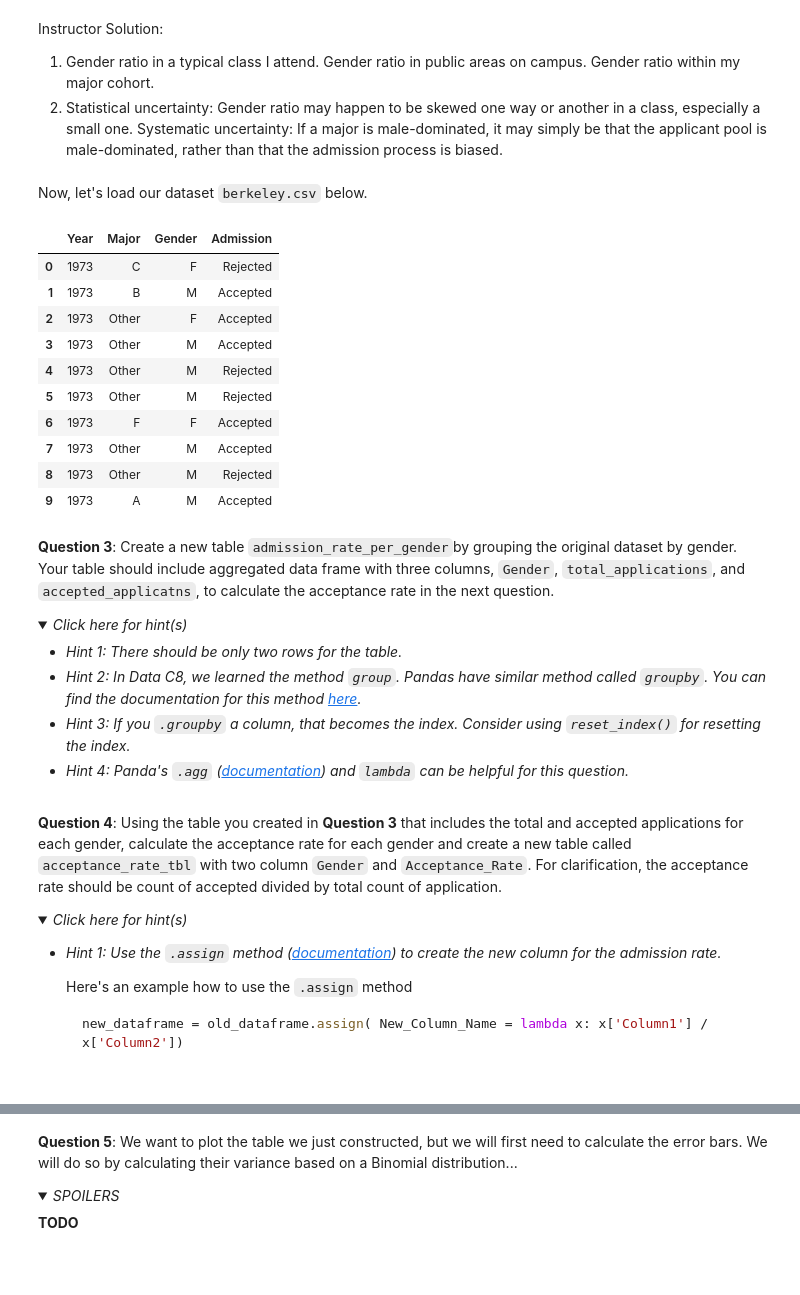
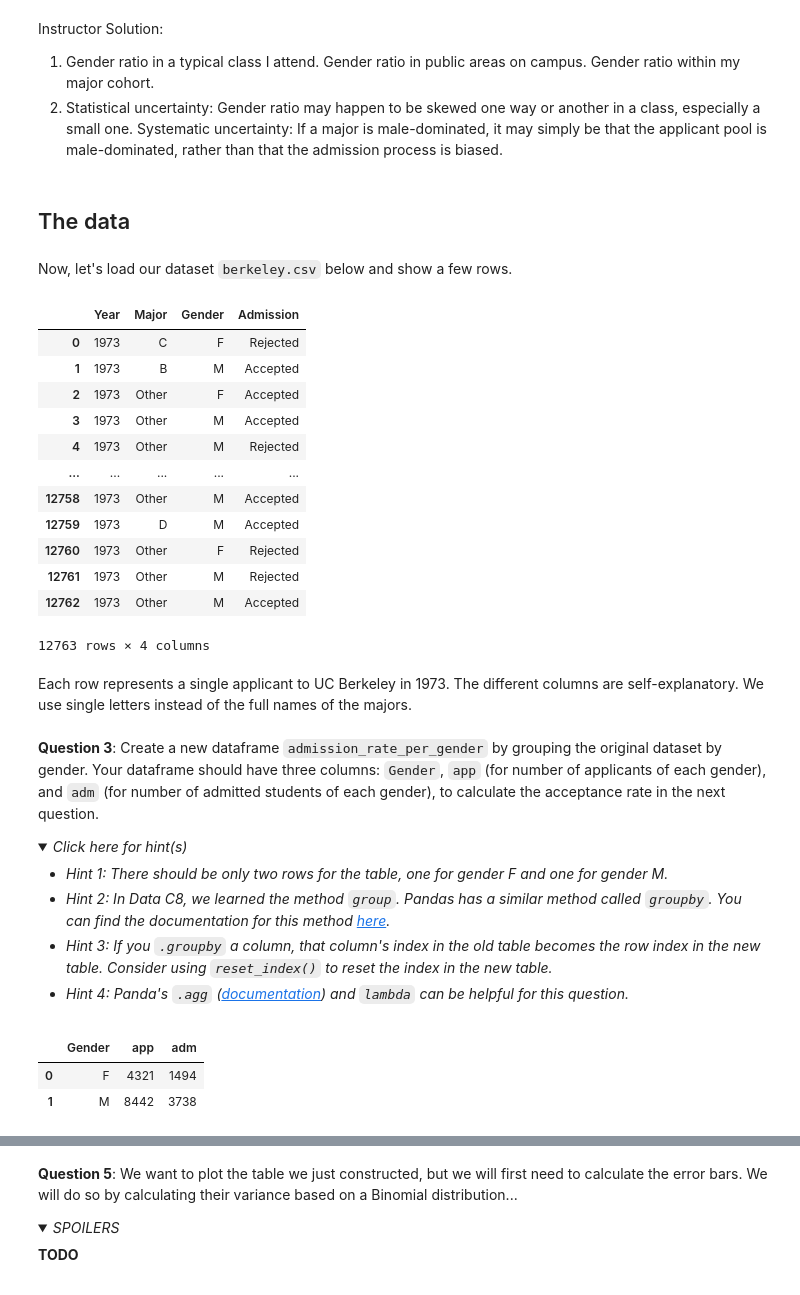
Before and after one commit to sensesensibilityscience/datascience, a Jupyter notebook: 2024/admission_rate/(new) admission_rate_part1_sol.ipynb, the cells around one changed output, grey strips where cells are left out. Cells and saved outputs as stored; diff of their text form; code cells hidden in the pictures.

````diff
--- a/2024/admission_rate/(new) admission_rate_part1_sol.ipynb
+++ b/2024/admission_rate/(new) admission_rate_part1_sol.ipynb
@@ -40,25 +40,31 @@ Instructor Solution:
 
 1. Gender ratio in a typical class I attend. Gender ratio in public areas on campus. Gender ratio within my major cohort.
 2. Statistical uncertainty: Gender ratio may happen to be skewed one way or another in a class, especially a small one. Systematic uncertainty: If a major is male-dominated, it may simply be that the applicant pool is male-dominated, rather than that the admission process is biased.
+# %% [markdown]
+## The data
 # %% [markdown]
 <!-- End QUESTION -->
 
-Now, let's load our dataset `berkeley.csv` below.
+Now, let's load our dataset `berkeley.csv` below and show a few rows.
-# %%
-berkeley = pd.read_csv("berkeley.csv")
-berkeley.head(10)
-# %% [output]
-|  | Year | Major | Gender | Admission |
-| 0 | 1973 | C | F | Rejected |
-| 1 | 1973 | B | M | Accepted |
-| 2 | 1973 | Other | F | Accepted |
-| 3 | 1973 | Other | M | Accepted |
-| 4 | 1973 | Other | M | Rejected |
-| 5 | 1973 | Other | M | Rejected |
-| 6 | 1973 | F | F | Accepted |
-| 7 | 1973 | Other | M | Accepted |
-| 8 | 1973 | Other | M | Rejected |
-| 9 | 1973 | A | M | Accepted |
+# %%
+berkeley = pd.read_csv("berkeley.csv") # we load the prepared csv file containing the data into a pandas dataframe
+berkeley # print a few rows from the dataframe
+# %% [output]
+|  | Year | Major | Gender | Admission |
+| 0 | 1973 | C | F | Rejected |
+| 1 | 1973 | B | M | Accepted |
+| 2 | 1973 | Other | F | Accepted |
+| 3 | 1973 | Other | M | Accepted |
+| 4 | 1973 | Other | M | Rejected |
+| ... | ... | ... | ... | ... |
+| 12758 | 1973 | Other | M | Accepted |
+| 12759 | 1973 | D | M | Accepted |
+| 12760 | 1973 | Other | F | Rejected |
+| 12761 | 1973 | Other | M | Rejected |
+| 12762 | 1973 | Other | M | Accepted |
+12763 rows × 4 columns
+# %% [markdown]
+Each row represents a single applicant to UC Berkeley in 1973. The different columns are self-explanatory. We use single letters instead of the full names of the majors.
 # %%
 # Instructor Note / TODO:
 # Make sure the csv is in the same file path as this notebook.
@@ -68,15 +74,15 @@ berkeley.head(10)
 
 
 <!-- START QUESTION -->
-**Question 3**: Create a new table `admission_rate_per_gender`by grouping the original dataset by gender. Your table should include aggregated data frame with three columns, `Gender`, `total_applications`, and `accepted_applicatns`, to calculate the acceptance rate in the next question.
+**Question 3**: Create a new dataframe `admission_rate_per_gender` by grouping the original dataset by gender. Your dataframe should have three columns: `Gender`, `app` (for number of applicants of each gender), and `adm` (for number of admitted students of each gender), to calculate the acceptance rate in the next question.
 
 <details open>
 
 <summary><i>Click here for hint(s)</i></summary>
 
-- <i>Hint 1: There should be only two rows for the table.</i>
-- <i>Hint 2: In Data C8, we learned the method `group`. Pandas have similar method called `groupby`. You can find the documentation for this method [here](https://pandas.pydata.org/pandas-docs/stable/reference/api/pandas.DataFrame.groupby.html).</i>
-- <i>Hint 3: If you `.groupby` a column, that becomes the index. Consider using `reset_index()` for resetting the index.</i>
+- <i>Hint 1: There should be only two rows for the table, one for gender F and one for gender M.</i>
+- <i>Hint 2: In Data C8, we learned the method `group`. Pandas has a similar method called `groupby`. You can find the documentation for this method [here](https://pandas.pydata.org/pandas-docs/stable/reference/api/pandas.DataFrame.groupby.html).</i>
+- <i>Hint 3: If you `.groupby` a column, that column's index in the old table becomes the row index in the new table. Consider using `reset_index()` to reset the index in the new table.</i>
 - <i>Hint 4: Panda's `.agg` ([documentation](https://pandas.pydata.org/docs/reference/api/pandas.DataFrame.agg.html)) and `lambda` can be helpful for this question.</i>
 
 </details>
@@ -88,26 +94,12 @@ admission_per_gender.head()
 # Instructor Solution:
 
 admission_per_gender = berkeley.groupby('Gender').agg(
-    total_applications=('Admission', 'size'), # Calculate the total number of applications per gender
-    accepted_applications=('Admission', lambda x: (x == 'Accepted').sum()) # Calculate the number of accepted applications per gender
+    app=('Admission', 'size'), # Calculate the total number of applications per gender
+    adm=('Admission', lambda x: (x == 'Accepted').sum()) # Calculate the number of accepted applications per gender
     ).reset_index() # Reset the index to make Gender a regular column
 
-admission_per_gender.head()
+admission_per_gender
+# %% [output]
+|  | Gender | app | adm |
+| 0 | F | 4321 | 1494 |
+| 1 | M | 8442 | 3738 |
-# %% [markdown]
-<!-- END QUESTION -->
-
-
-<!-- START QUESTION -->
-**Question 4**: Using the table you created in **Question 3** that includes the total and accepted applications for each gender, calculate the acceptance rate for each gender and create a new table called `acceptance_rate_tbl` with two column `Gender` and `Acceptance_Rate`. For clarification, the acceptance rate should be count of accepted divided by total count of application.
-
-<details open>
-
-<summary><i>Click here for hint(s)</i></summary>
-
-- *Hint 1: Use the `.assign` method ([documentation](https://pandas.pydata.org/docs/reference/api/pandas.DataFrame.assign.html)) to create the new column for the admission rate.*
-
-    Here's an example how to use the `.assign` method
-    ```js
-    new_dataframe = old_dataframe.assign( New_Column_Name = lambda x: x['Column1'] / x['Column2'])
-
-</details>
````
Also changed, not shown: parts of 7 cells of this notebook.
